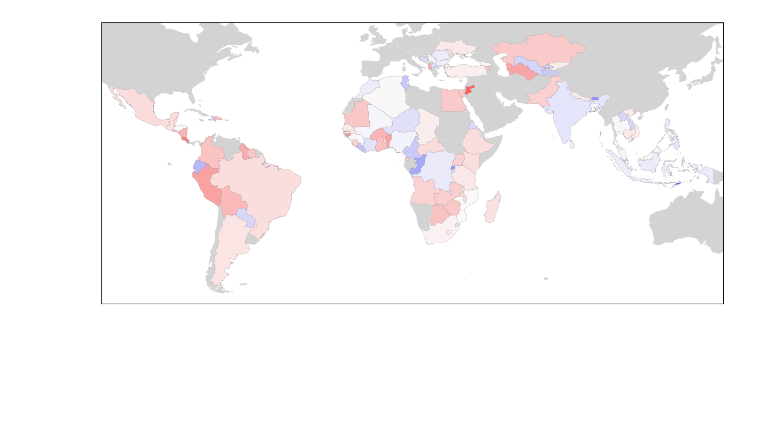
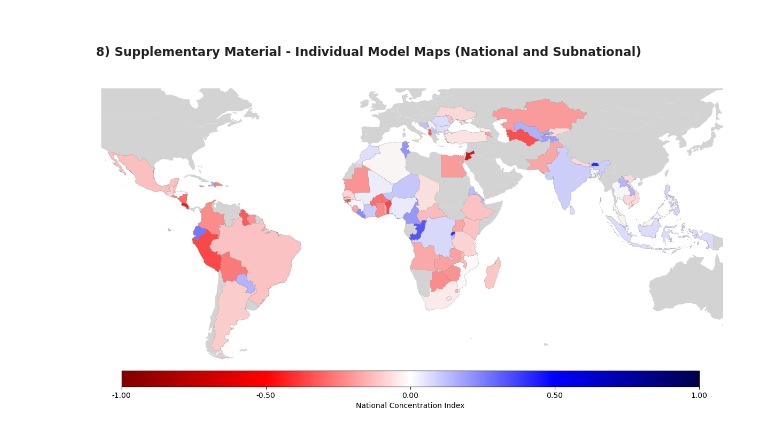
Before and after one commit to mvbnffc/flood-wealth, a Jupyter notebook: notebooks/2_modelled_figures.ipynb, the cells around one changed output. Cells and saved outputs as stored; diff of their text form; code cells hidden in the pictures; blank space fills up the shorter version.

```diff
--- a/notebooks/2_modelled_figures.ipynb
+++ b/notebooks/2_modelled_figures.ipynb
@@ -322,14 +481,19 @@ plt.show()
+# %% [markdown]
+##### 8) Supplementary Material - Individual Model Maps (National and Subnational)
 # %%
+#### NATIONAL PLOT
 # Plot a map of individual model metrics
-# Assing specific model to gdf_plot
+# Assing specific model to gdf_plot (unhash chosen model to plot (wri, giri, or jrc))
 gdf_plot = wri_metrics.copy()
+# gdf_plot = giri_metrics.copy()
+# gdf_plot = jrc_metrics.copy()
 # Map parameters
 figsize = (15, 10)
-colormap = plt.cm.bwr.reversed()
+colormap = plt.cm.seismic.reversed()
 colormap_min = -1
 colormap_max = 1
 metric = "CI"
-label = "Concentration Index"
+label = "National Concentration Index"
 proj = "EPSG:4326"
 # Set map boundaries
 xmin = -120
@@ -367,60 +531,48 @@ if metric in map_df.columns:
     map_df[valid_data].plot(column=metric,
                             ax=ax,
                             cmap=colormap,
                             norm=norm,
                             edgecolor='gray',
                             linewidth=0.2,
                             alpha=0.9)
 
-    # # 2) HATCH ONLY countries with NO sign agreement
-    # disagree = (map_df['sign_agree'] == False) & valid_data
-    # if disagree.any():
-    #     map_df.loc[disagree].plot(
-    #         ax=ax,
-    #         facecolor="none",
-    #         edgecolor='grey',
-    #         linewidth=0.2,
-    #         hatch=hatch_pattern,
-    #         alpha=0.9,
-    #     )
+    sm = ScalarMappable(cmap=colormap, norm=norm)
+    sm.set_array([])
 
-    # sm = ScalarMappable(cmap=colormap, norm=norm)
-    # sm.set_array([])
-
-    # # Create the colorbar with custom positioning
-    # cax = fig.add_axes([0.15, 0.2, 0.7, 0.03])  # [left, bottom, width, height]
-    # cbar = fig.colorbar(sm, cax=cax, orientation='horizontal')
-    # # Create evenly spaced ticks (5 ticks including min and max)
-    # tick_values = np.linspace(colormap_min, colormap_max, 5)
-    # cbar.set_ticks(tick_values)
-    # # Format the tick labels to have fewer decimal places
-    # cbar.set_ticklabels([f"{v:.2f}" for v in tick_values])
-    # cbar.set_label(label)
+    # Create the colorbar with custom positioning
+    cax = fig.add_axes([0.15, 0.2, 0.72, 0.03])  # [left, bottom, width, height]
+    cbar = fig.colorbar(sm, cax=cax, orientation='horizontal')
+    # Create evenly spaced ticks (5 ticks including min and max)
+    tick_values = np.linspace(colormap_min, colormap_max, 5)
+    cbar.set_ticks(tick_values)
+    # Format the tick labels to have fewer decimal places
+    cbar.set_ticklabels([f"{v:.2f}" for v in tick_values])
+    cbar.set_label(label)
 
 # Set extent
 ax.set_xlim(xmin, xmax)
 ax.set_ylim(ymin, ymax)
 
 # # Add border around the map extent
 # rect = mpatches.Rectangle(
 #     (xmin, ymin),                     # lower left corner
 #     xmax - xmin, ymax - ymin,         # width, height
 #     fill=False, color='black', linewidth=1,
 #     transform=ax.transData, zorder=10
 # )
 # ax.add_patch(rect)
 
 # # Add title explicitly to the ax object, not using plt.title
 # ax.set_title(title, fontsize=15, pad=20)
 
 # # Turn off the axis ticks
-ax.set_xticks([])
-ax.set_yticks([])
-ax.set_xlabel('')
-ax.set_ylabel('')
-# ax.set_axis_off()
+# ax.set_xticks([])
+# ax.set_yticks([])
+# ax.set_xlabel('')
+# ax.set_ylabel('')
+ax.set_axis_off()
 
 plt.show()
 # %% [output]
-[figure, old version]
+[figure, new version]
 # %%
```
Also changed, not shown: parts of 25 cells of this notebook.
